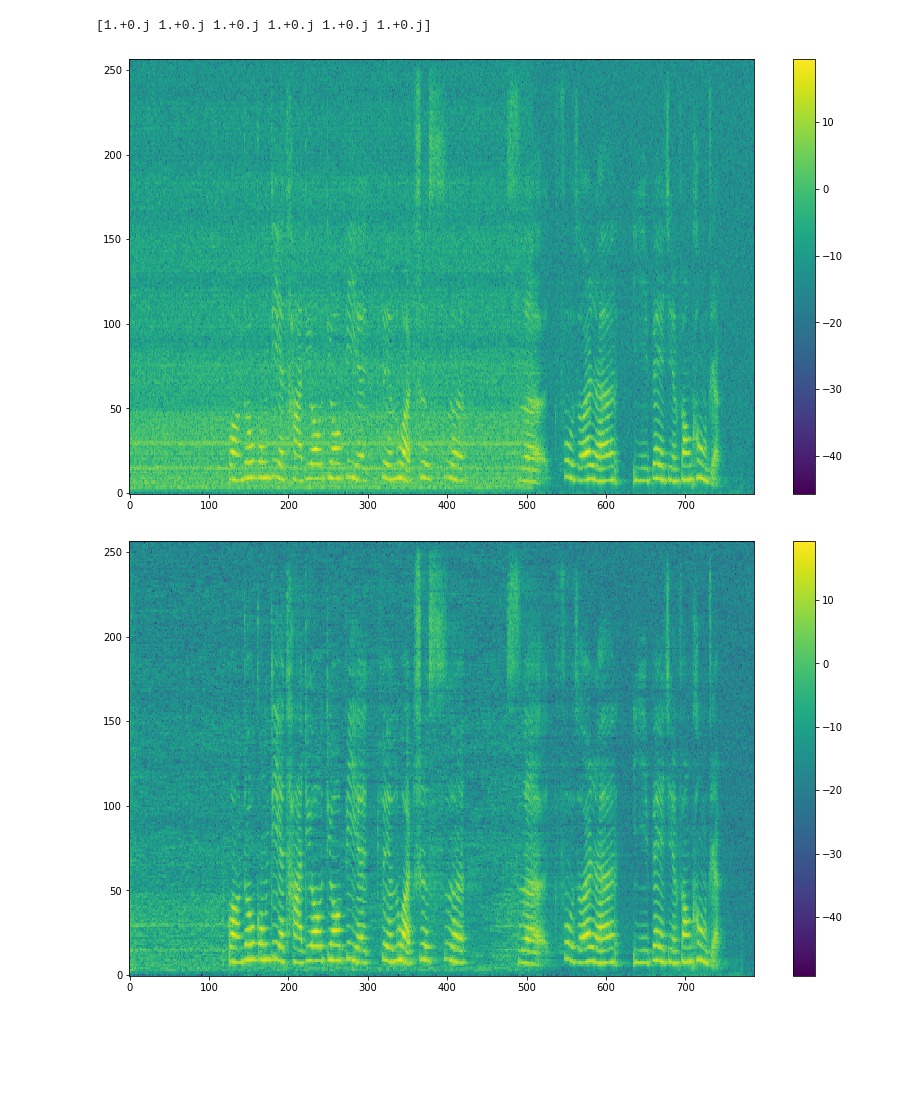
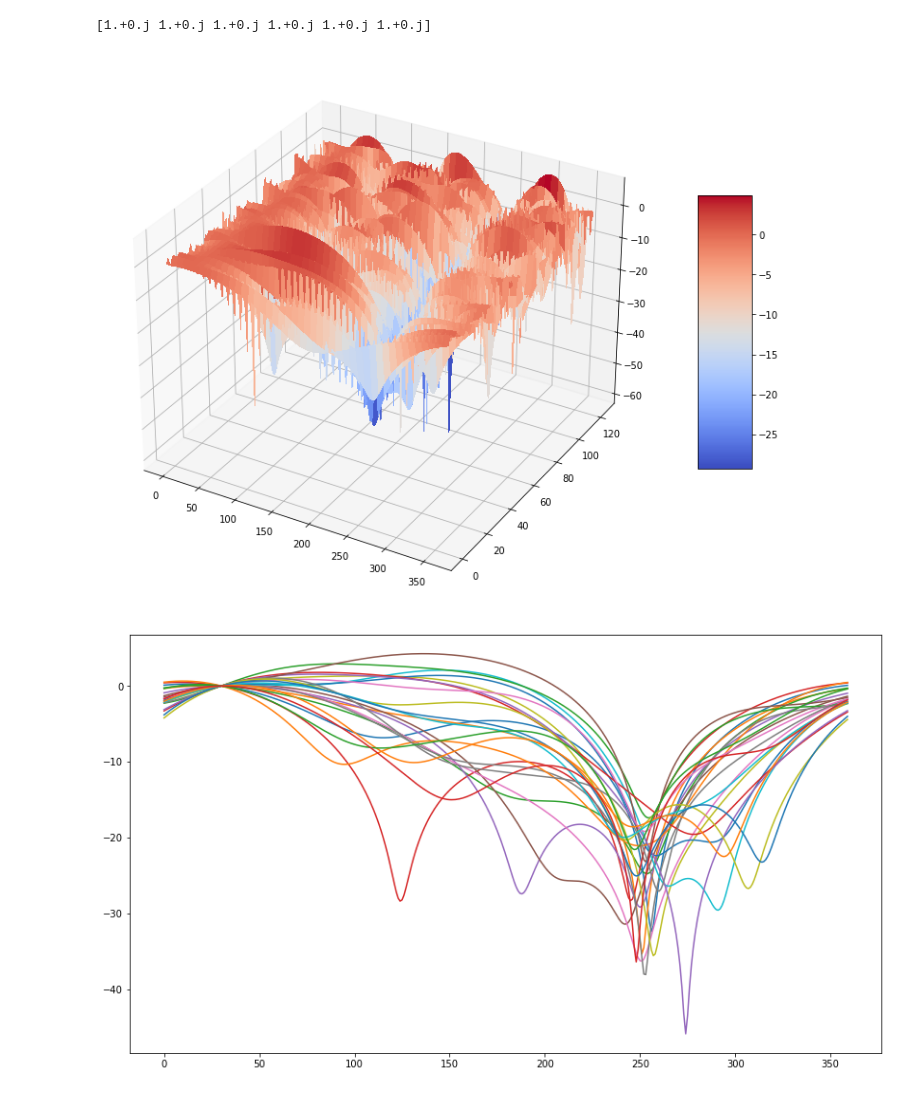
Before and after one commit to wangwei2009/DistantSpeech, a Jupyter notebook: example/pmwf.ipynb, the cells around one changed output. Drawn from its saved outputs; the diff is of its cells as text; code cells hidden in the pictures; blank space fills up the shorter version.

Commit message:
1. save the weights to plot beampattern when speech is present

```diff
--- a/example/pmwf.ipynb
+++ b/example/pmwf.ipynb
@@ -30,7 +30,7 @@ M = 6
 mic_array = MicArray(arrayType="circular", r=mic_diameter/2, M=M)
 mic_array_sim = mic_array.array_sim
 # print(mic_array_sim.R)
-array_data, premix = mic_array_sim.generate_audio(signal, interference=noise, source_angle=look_direction, interf_angle=270, sir=10, snr=30)
+array_data, premix = mic_array_sim.generate_audio(signal, interference=noise, source_angle=look_direction, interf_angle=250, sir=10, snr=30)
 # audiowrite('mix.wav', np.transpose(array_data))
 # audiowrite('signal.wav', np.transpose(premix[0, :, :]))
 # audiowrite('interf.wav', np.transpose(premix[1, :, :]))
@@ -59,6 +59,7 @@ Rvv1 = np.zeros((frame_num, half_bin))
 Rvv_inv = np.zeros((M, M, half_bin),dtype=complex)
 w_mvdr = np.zeros((M,half_bin),dtype=complex)
 w = np.zeros((M,half_bin),dtype=complex)
+w_n = np.zeros((M,half_bin),dtype=complex)
 Yout_mvdr = np.zeros((half_bin, frame_num), dtype=complex)
 Yout = np.zeros((half_bin, frame_num), dtype=complex)
 p = np.zeros((half_bin, frame_num, ))
@@ -99,32 +100,42 @@ for n in range(frame_num):
     # Rvv = alpha_vv * Rvv + (1 - alpha_vv) * (np.transpose(psd_vv, (1, 2, 0)))
     noise_estimator.estimation(np.abs(y[:, 0])**2)
     p[:, n] = noise_estimator.p
     for k in range(half_bin):
         alpha_tilde = alpha_vv + (0.98 - alpha_vv) * noise_estimator.p[k]
         alpha_tilde = alpha_vv
 
         Rvv[:, :, k] = alpha_tilde * Rvv[:, :, k] + (1-alpha_tilde) * (np.transpose(psd_vv, (1, 2, 0)))[:, :, k]
         diag_value = 1e-6
         Rvv_inv[:, :, k] = np.linalg.inv(Rvv[:, :, k] + np.eye(M) * diag_value)
         Rxx[:, :, k] = Ryy[:, :, k] - Rvv[:, :, k]
         xi[n, k] = np.real(np.trace(Rvv_inv[:, :, k] @ Ryy[:, :, k])) - M
         Rvv_inv_k = Rvv_inv[:, :, k]
         if xi[n, k] < 0:
             Rvv_inv_k = np.linalg.inv(Ryy[:, :, k] + np.eye(M) * 1e-1)
             xi[n, k] = np.real(np.trace(Rvv_inv_k @ Ryy[:, :, k])) - M
 
         w[:, k:k+1] = (Rvv_inv_k @ Ryy[:, :, k] - np.eye(M))@u/(xi[n, k])
         w_mvdr[:, k:k+1] = Rvv_inv[:, :, k] @ steer_vector[:, k:k+1]/(steer_vector[:, k:k+1].conj().T@Rvv_inv[:, :, k]@steer_vector[:, k:k+1])
+        # save the weights when speech is present
+        if n == 180:
+            w_n[:, k:k+1] = w_mvdr[:, k:k+1]
 
         Yout[k, n] = w[:, k:k+1].conj().T@y[k, :].T
         Yout_mvdr[k, n] = w_mvdr[:, k:k+1].conj().T@y[k, :].T
+
+beamformer_obj = beamformer(mic=mic_array, frame_len=512)
+beamout = beamformer_obj.compute_beampattern(mic_array, weights=w_n)
+mesh(beamout[:, 2:-2].T)
+
+plt.figure(figsize=(14, 8))
+plt.plot(beamout[:, 8:32])
 
 pmesh(librosa.power_to_db(np.abs(D[:, :, 0])))
 pmesh(librosa.power_to_db(np.abs(Yout)))
 pmesh(librosa.power_to_db(np.abs(Yout_mvdr)))
 yout = transform.istft(Yout)
 # audiowrite('audio.wav', yout)
 # %% [output]
 [1.+0.j 1.+0.j 1.+0.j 1.+0.j 1.+0.j 1.+0.j]
-[figure, old version]
+[figure, new version]
-[figure, old version]
+[figure, new version]
```
Also changed, not shown: parts of 2 cells of this notebook.
